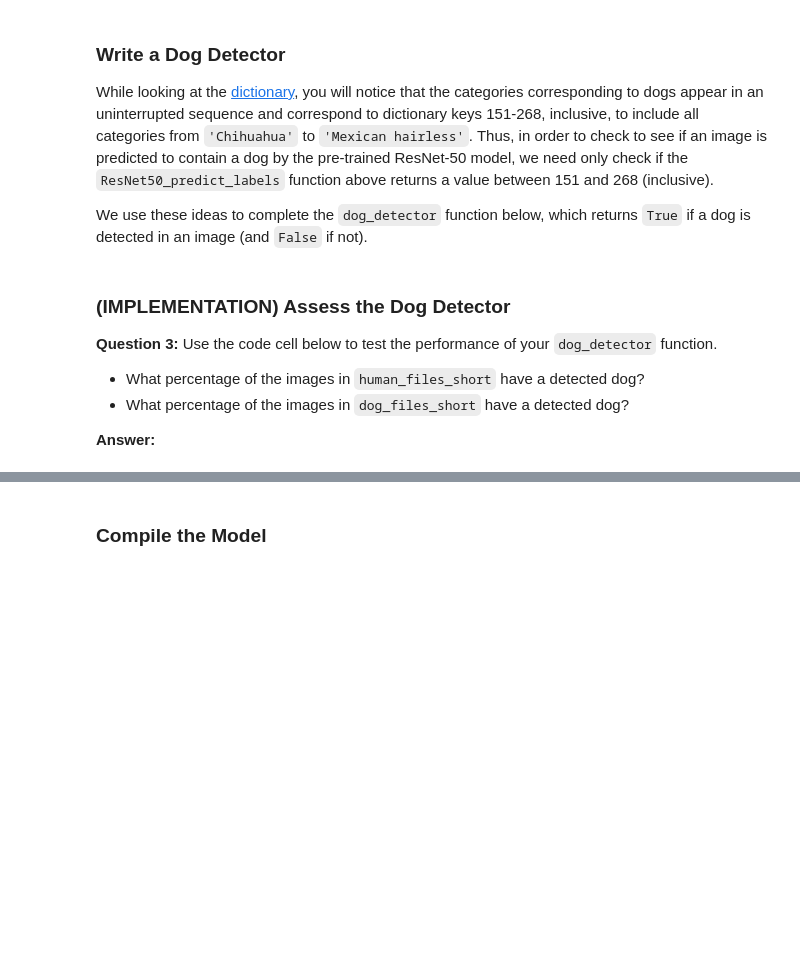
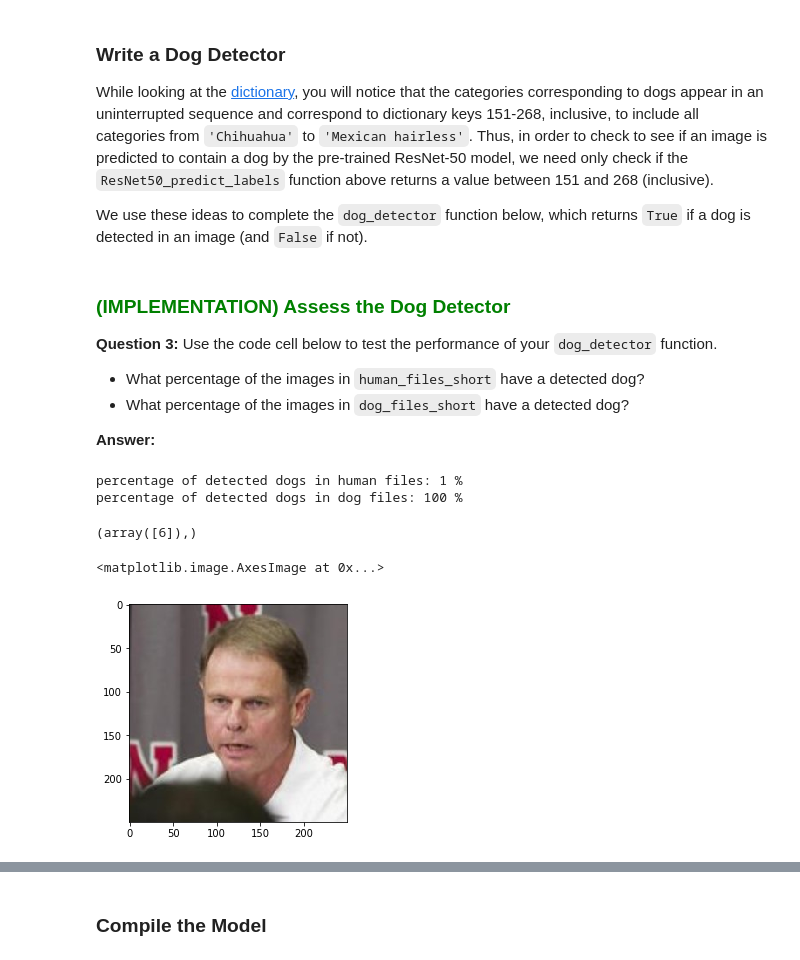
Before and after one commit to normannexo/udacity_dog-project, a Jupyter notebook: dog_app.ipynb, the cells around one changed output, grey strips where cells are left out. Drawn from its saved outputs; the diff is of its cells as text; code cells hidden in the pictures; blank space fills up the shorter version.

```diff
--- a/dog_app.ipynb
+++ b/dog_app.ipynb
@@ -285,7 +282,7 @@ def dog_detector(img_path):
     prediction = ResNet50_predict_labels(img_path)
     return ((prediction <= 268) & (prediction >= 151))
 # %% [markdown]
-### (IMPLEMENTATION) Assess the Dog Detector
+### <span style="color:green">(IMPLEMENTATION) Assess the Dog Detector</span>
 
 __Question 3:__ Use the code cell below to test the performance of your `dog_detector` function.
 - What percentage of the images in `human_files_short` have a detected dog?
@@ -298,3 +292,38 @@ __Answer:__
+# %%
+### TODO: Test the performance of the dog_detector function
+### on the images in human_files_short and dog_files_short.
+
+human_files_short = human_files[:100]
+dog_files_short = train_files[:100]
+
+# calculate percentage of detected human faces in human_files
+results = []
+for file in human_files_short:
+    results.append(dog_detector(file))
+np_human_results = np.array(results)
+print("percentage of detected dogs in human files: {} %".format(np.sum(np_human_results)))
+
+# calculate percentage of detected human faces in dog_files
+results = []
+for file in dog_files_short:
+    results.append(dog_detector(file))
+np_dog_results = np.array(results)
+print("percentage of detected dogs in dog files: {} %".format(np.sum(np_dog_results)))
+# %% [output]
+percentage of detected dogs in human files: 1 %
+percentage of detected dogs in dog files: 100 %
+# %%
+np.where(np_human_results)
+# %% [output]
+(array([6]),)
+# %%
+img = cv2.imread(human_files[6])
+# convert BGR image to grayscale
+gray = cv2.cvtColor(img, cv2.COLOR_BGR2RGB)
+plt.imshow(gray)
+# %% [output]
+<matplotlib.image.AxesImage at 0x...>
+[figure, added]
 # %% [markdown]
 ---
 <a id='step3'></a>
```
Also changed, not shown: parts of 4 cells of this notebook.
